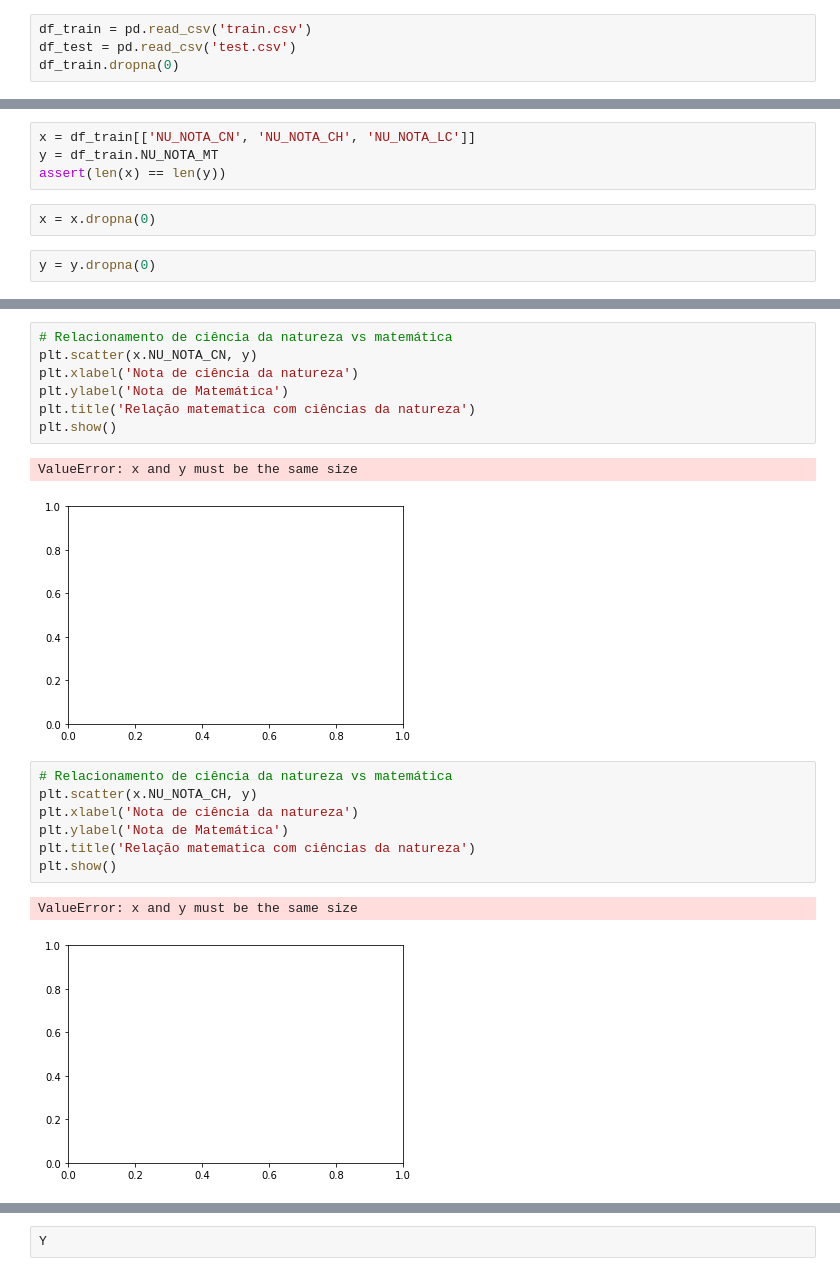
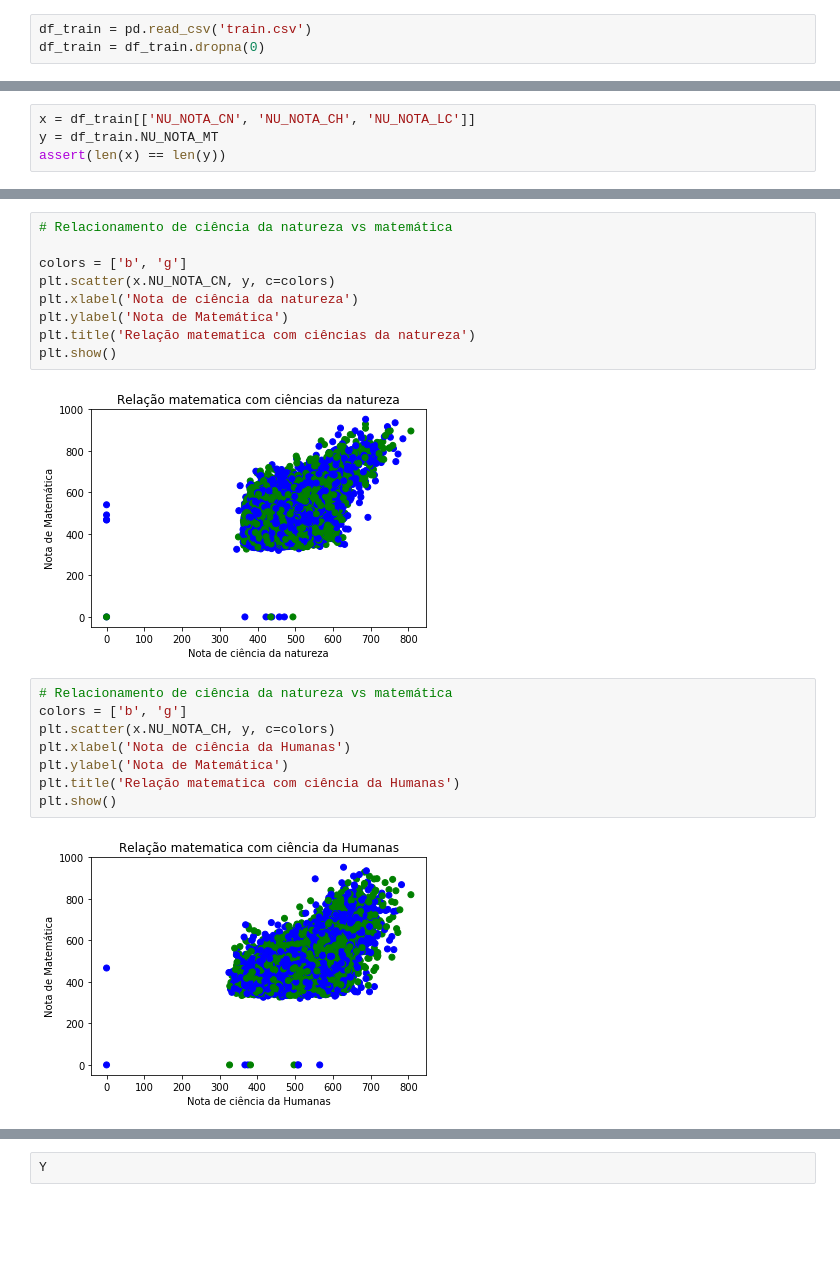
Before and after one commit to fabiano-teichmann/data_science, a Jupyter notebook: acelera_dev/main.ipynb, the cells around one changed output, grey strips where cells are left out. Saved outputs shown, nothing was run; the diff lists cells and outputs as text; blank space fills up the shorter version.

```diff
--- a/acelera_dev/main.ipynb
+++ b/acelera_dev/main.ipynb
@@ -10,5 +10,4 @@ from sklearn.model_selection import train_test_split
 regr = LinearRegression()
 # %%
 df_train = pd.read_csv('train.csv')
-df_test = pd.read_csv('test.csv')
-df_train.dropna(0)
+df_train = df_train.dropna(0)
@@ -35,7 +15,3 @@ df_train.dropna(0)
 x = df_train[['NU_NOTA_CN', 'NU_NOTA_CH', 'NU_NOTA_LC']]
 y = df_train.NU_NOTA_MT
 assert(len(x) == len(y))
-# %%
-x = x.dropna(0)
-# %%
-y = y.dropna(0)
@@ -42,20 +34,21 @@ y = y.dropna(0)
 # %%
 # Relacionamento de ciência da natureza vs matemática
-plt.scatter(x.NU_NOTA_CN, y)
+
+colors = ['b', 'g']
+plt.scatter(x.NU_NOTA_CN, y, c=colors)
 plt.xlabel('Nota de ciência da natureza')
 plt.ylabel('Nota de Matemática')
 plt.title('Relação matematica com ciências da natureza')
 plt.show()
 # %% [output]
-ValueError: x and y must be the same size
-[figure, old version]
+[figure, new version]
 # %%
 # Relacionamento de ciência da natureza vs matemática
-plt.scatter(x.NU_NOTA_CH, y)
-plt.xlabel('Nota de ciência da natureza')
+colors = ['b', 'g']
+plt.scatter(x.NU_NOTA_CH, y, c=colors)
+plt.xlabel('Nota de ciência da Humanas')
 plt.ylabel('Nota de Matemática')
-plt.title('Relação matematica com ciências da natureza')
+plt.title('Relação matematica com ciência da Humanas')
 plt.show()
 # %% [output]
-ValueError: x and y must be the same size
-[figure, old version]
+[figure, new version]
```
Also changed, not shown: parts of 16 cells of this notebook, 4 other files.
